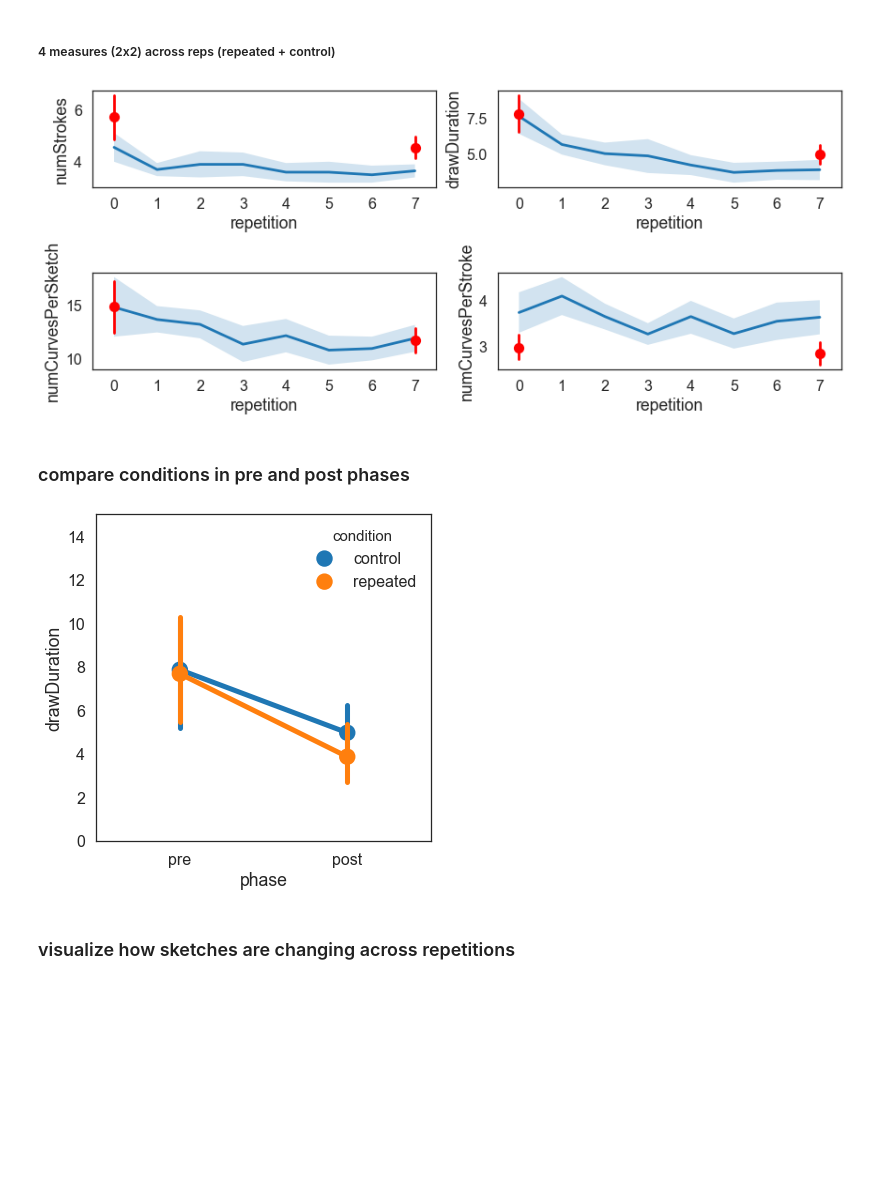
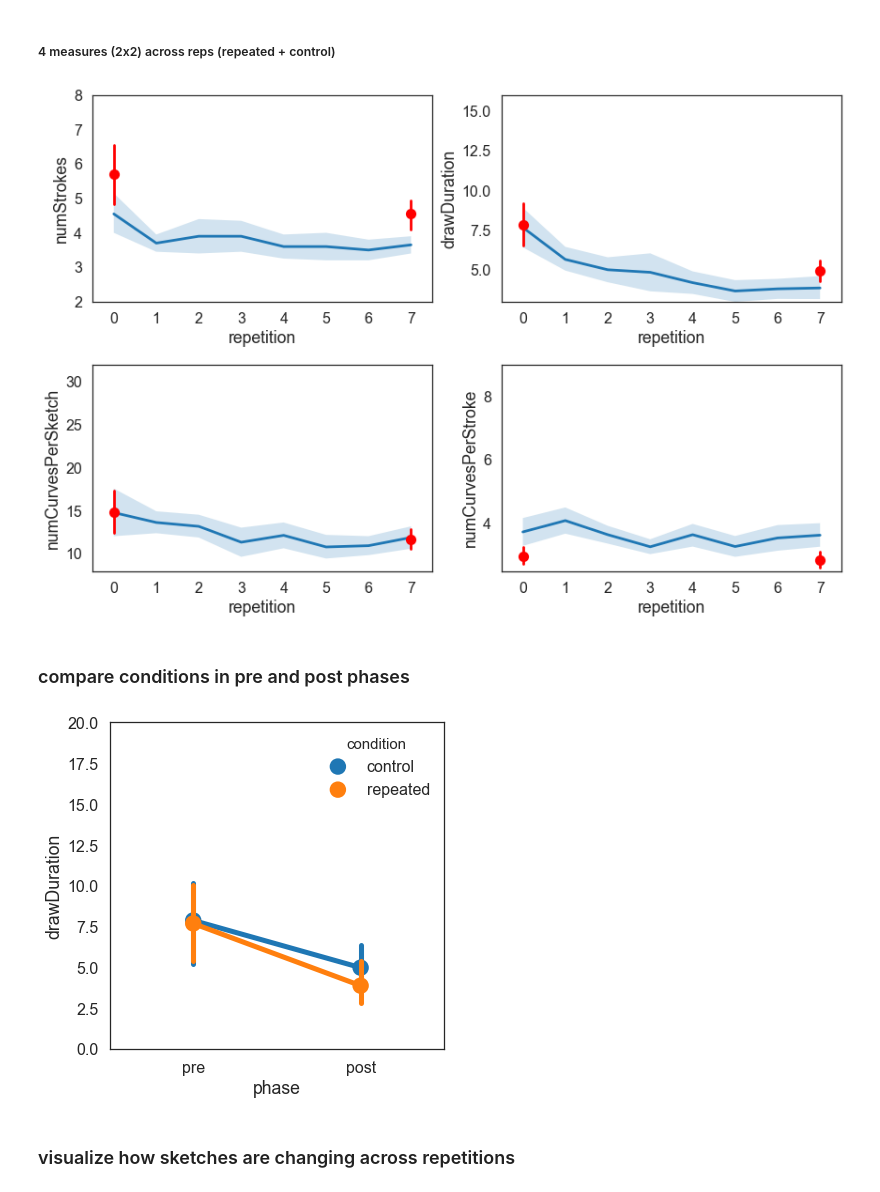
Before and after one commit to cogtoolslab/graphical_conventions_cogsci19, a Jupyter notebook: analysis/ipynb/megsano/run1_chairsOnly_analysis.ipynb, the cells around one changed output. Drawn from its saved outputs; the diff is of its cells as text; code cells hidden in the pictures; blank space fills up the shorter version.

```diff
--- a/analysis/ipynb/megsano/run1_chairsOnly_analysis.ipynb
+++ b/analysis/ipynb/megsano/run1_chairsOnly_analysis.ipynb
@@ -93,8 +93,9 @@ megsano = ['A1DVQQLVZR7W6I']
 researchers = jefan + hawkrobe + megsano
 # %%
 ## get list of all candidate games
+reload(h)
 games = coll.distinct('gameid')
 
 ## get list of complete and valid games
-complete_games = h.get_complete_and_valid_games(games,coll,researchers=researchers, tolerate_undefined_worker=False)
+complete_games = h.get_complete_and_valid_games(games,coll, iterationName=iterationName, researchers=researchers, tolerate_undefined_worker=False)
 # %% [output]
@@ -146,7 +161,7 @@ for i,g in enumerate(_complete_games):
 
         for t in X: # for each clickedObj event
             targetname = t['intendedName']
-            category = h.OBJECT_TO_CATEGORY[targetname]
+            category = h.OBJECT_TO_CATEGORY_run1[targetname]
             Phase.append(t['phase'])
             Repetition.append(t['repetition'])
             distractors = [t['object2Name'],t['object3Name'],t['object4Name']]
@@ -300,22 +315,24 @@ var1='drawDuration'
 var2='numCurvesPerSketch'
 var3='numCurvesPerStroke'
 # %%
+reload(h)
 h.ts_grid_repeated_control(D,
                                                 var0, var1, var2, var3,
+                                                numReps=8,
                                                  save_plot=False,
                                                  plot_dir=plot_dir)
 # %% [output]
-[figure, old version]
+[figure, new version]
 # %% [markdown]
 ### compare conditions in pre and post phases
 # %%
 D1 = h.compare_conditions_prepost(D,
-                                var=dv,
-                                limit=15,
+                                var='drawDuration',
+                                limit=20,
                                 save_plot=False,
                                 plot_dir=plot_dir)
 # %% [output]
-[figure, old version]
+[figure, new version]
 # %% [markdown]
  ### visualize how sketches are changing across repetitions
 # %%
```
Also changed, not shown: parts of 3 cells of this notebook, 13 other files.
